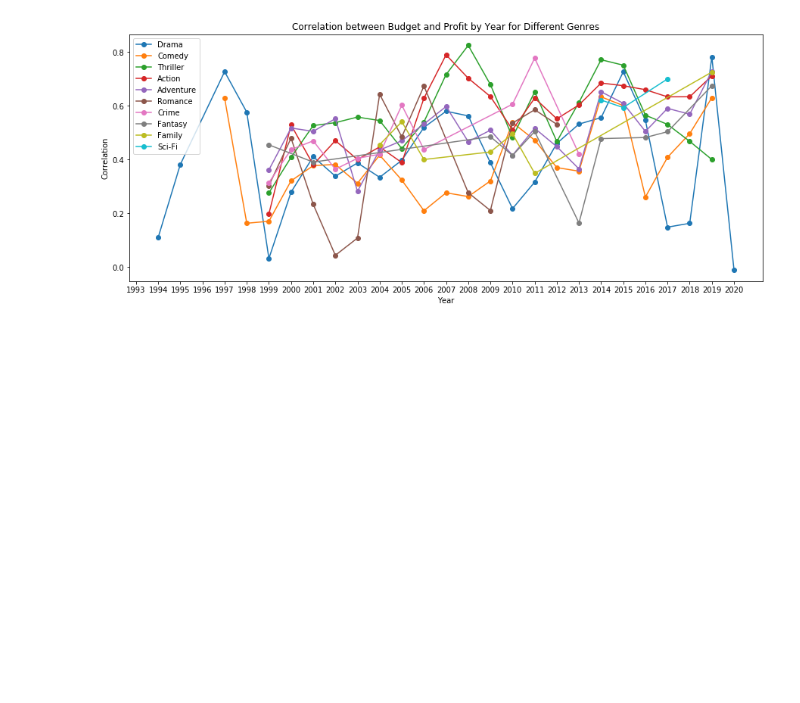
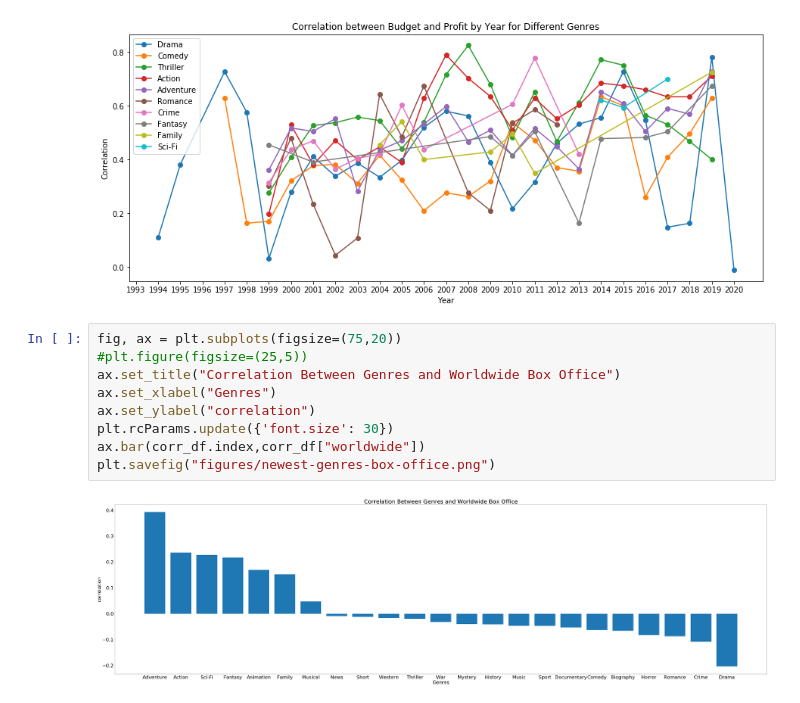
Before and after one commit to Sonora27/movie-data-project, a Jupyter notebook: eda.ipynb, the cells around one changed output. Saved outputs shown, nothing was run; the diff lists cells and outputs as text; blank space fills up the shorter version.

Commit message:
made bar chart legible

```diff
--- a/eda.ipynb
+++ b/eda.ipynb
@@ -250,3 +240,14 @@ top10 = list(budget_df[genres].sum().sort_values(ascending=False)[0:10].index)
 correlater(top10,budget_df,which=(True,False))
 # %% [output]
 [figure]
+# %%
+fig, ax = plt.subplots(figsize=(75,20))
+#plt.figure(figsize=(25,5))
+ax.set_title("Correlation Between Genres and Worldwide Box Office")
+ax.set_xlabel("Genres")
+ax.set_ylabel("correlation")
+plt.rcParams.update({'font.size': 30})
+ax.bar(corr_df.index,corr_df["worldwide"])
+plt.savefig("figures/newest-genres-box-office.png")
+# %% [output]
+[figure, added]
```
Also changed, not shown: parts of 1 cell of this notebook, 1 other file.
